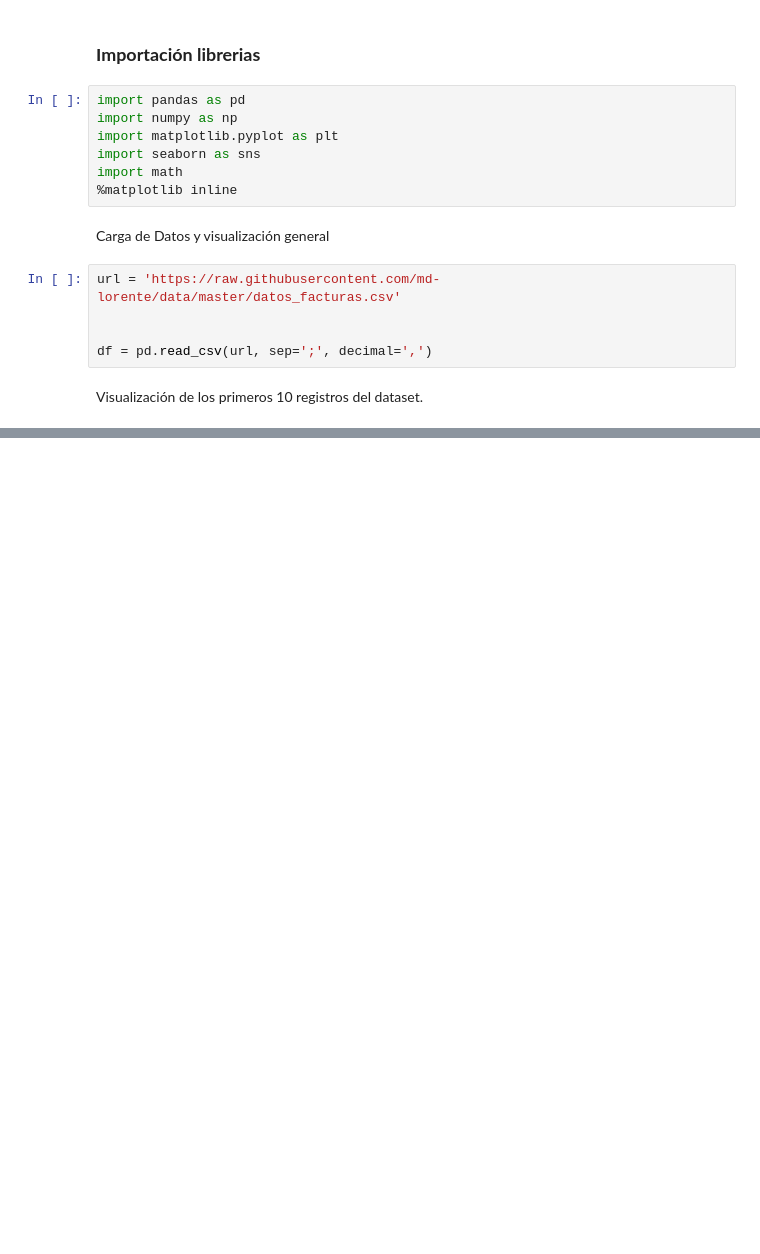
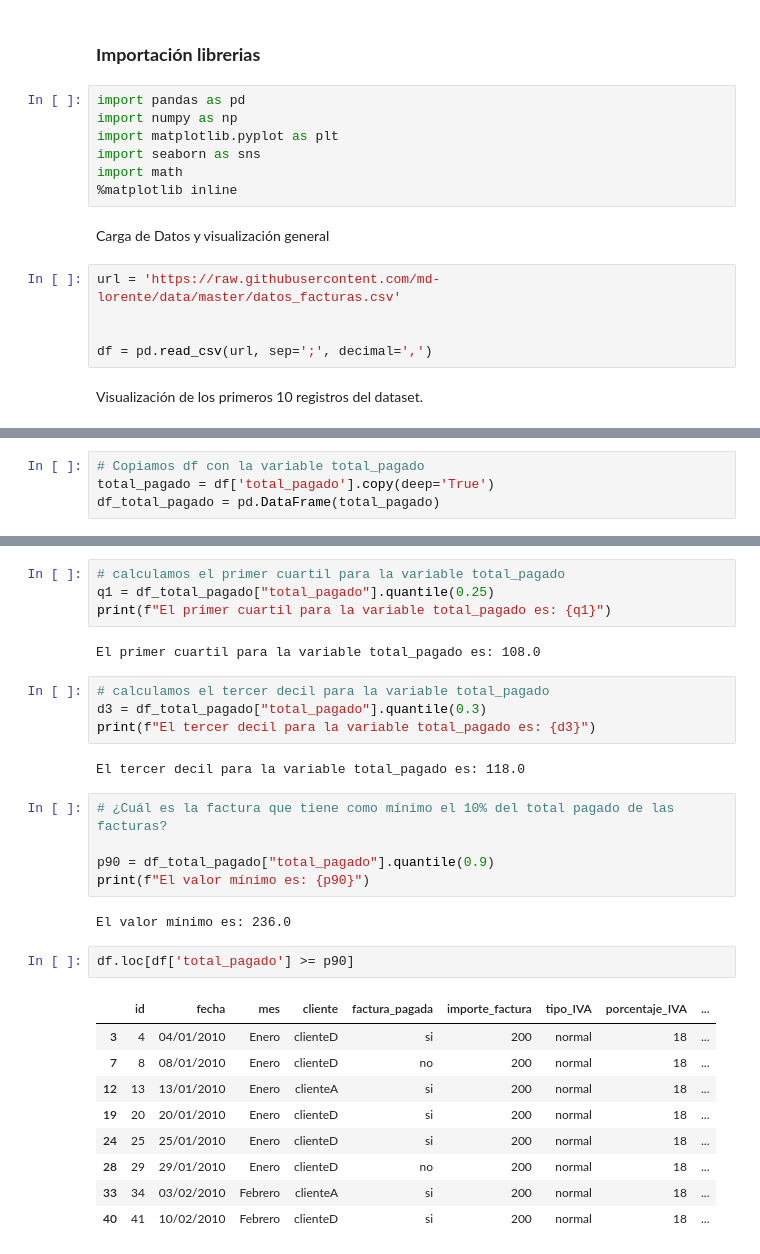
Before and after one commit to JALVARADORUIZ/Magister_BigData_UB, a Jupyter notebook: M2_AI2_AlvaradoRuizJoseArmando.ipynb, the cells around one changed output, grey strips where cells are left out. Cells and saved outputs as stored; diff of their text form; blank space fills up the shorter version.

```diff
--- a/M2_AI2_AlvaradoRuizJoseArmando.ipynb
+++ b/M2_AI2_AlvaradoRuizJoseArmando.ipynb
@@ -531,0 +133,4 @@ La variable como tal, es una variable recogida o expresada de forma numerica cuy
+# %%
+# Copiamos df con la variable total_pagado
+total_pagado = df['total_pagado'].copy(deep='True')
+df_total_pagado = pd.DataFrame(total_pagado)
@@ -531,0 +210,31 @@ La variable como tal, es una variable recogida o expresada de forma numerica cuy
+# %%
+# calculamos el primer cuartil para la variable total_pagado
+q1 = df_total_pagado["total_pagado"].quantile(0.25)
+print(f"El primer cuartil para la variable total_pagado es: {q1}")
+# %% [output]
+El primer cuartil para la variable total_pagado es: 108.0
+# %%
+# calculamos el tercer decil para la variable total_pagado
+d3 = df_total_pagado["total_pagado"].quantile(0.3)
+print(f"El tercer decil para la variable total_pagado es: {d3}")
+# %% [output]
+El tercer decil para la variable total_pagado es: 118.0
+# %%
+# ¿Cuál es la factura que tiene como mínimo el 10% del total pagado de las facturas?
+
+p90 = df_total_pagado["total_pagado"].quantile(0.9)
+print(f"El valor mínimo es: {p90}")
+# %% [output]
+El valor mínimo es: 236.0
+# %%
+df.loc[df['total_pagado'] >= p90]
+# %% [output]
+|  | id | fecha | mes | cliente | factura_pagada | importe_factura | tipo_IVA | porcentaje_IVA | ... |
+| 3 | 4 | 04/01/2010 | Enero | clienteD | si | 200 | normal | 18 | ... |
+| 7 | 8 | 08/01/2010 | Enero | clienteD | no | 200 | normal | 18 | ... |
+| 12 | 13 | 13/01/2010 | Enero | clienteA | si | 200 | normal | 18 | ... |
+| 19 | 20 | 20/01/2010 | Enero | clienteD | si | 200 | normal | 18 | ... |
+| 24 | 25 | 25/01/2010 | Enero | clienteD | si | 200 | normal | 18 | ... |
+| 28 | 29 | 29/01/2010 | Enero | clienteD | no | 200 | normal | 18 | ... |
+| 33 | 34 | 03/02/2010 | Febrero | clienteA | si | 200 | normal | 18 | ... |
+| 40 | 41 | 10/02/2010 | Febrero | clienteD | si | 200 | normal | 18 | ... |
```
Also changed, not shown: parts of 90 cells of this notebook.
